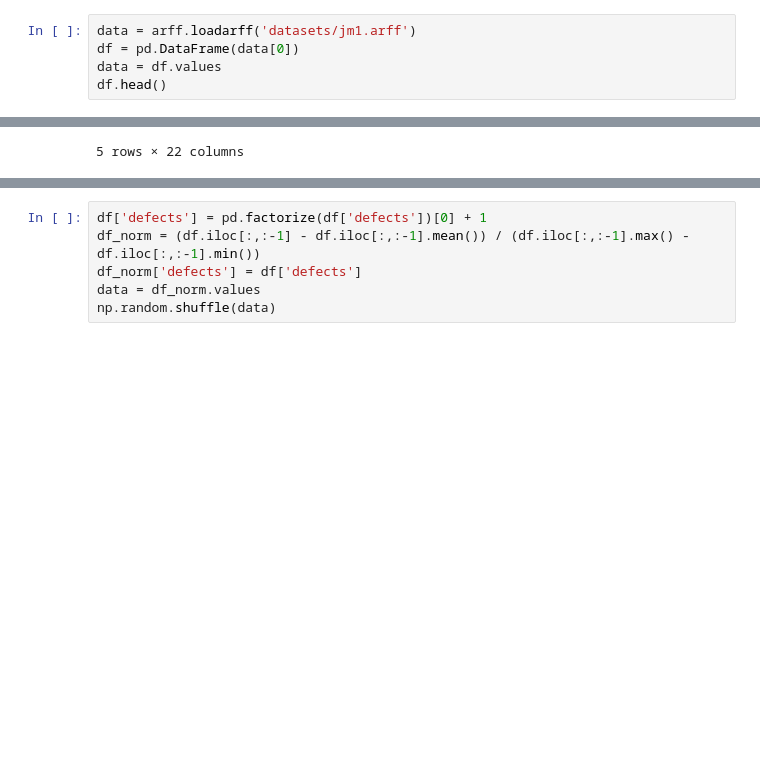
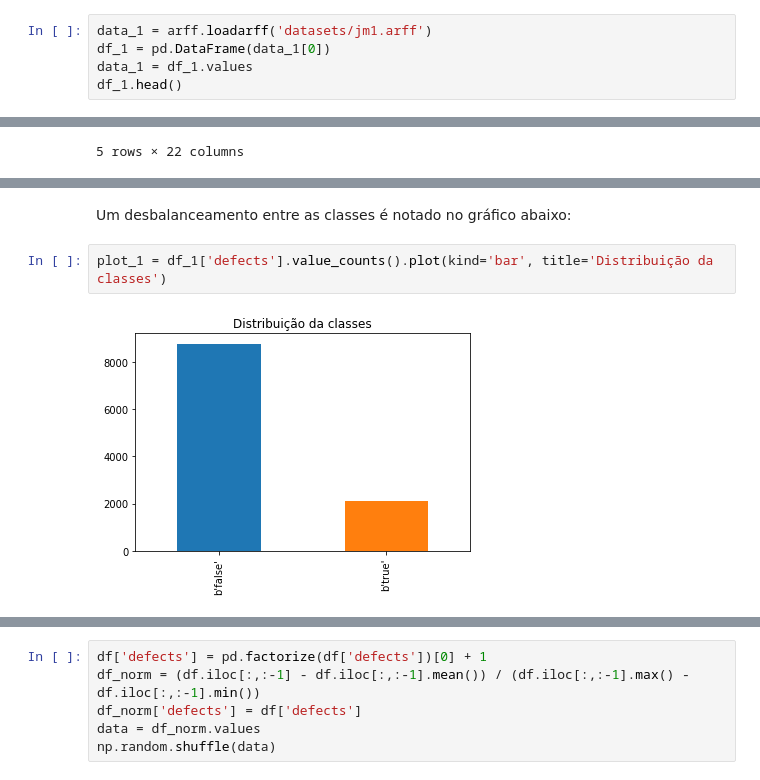
Before and after one commit to irbp/IF699-Machine-Learning, a Jupyter notebook: List 2/q1.ipynb, the cells around one changed output, grey strips where cells are left out. Saved outputs shown, nothing was run; the diff lists cells and outputs as text; blank space fills up the shorter version.

```diff
--- a/List 2/q1.ipynb
+++ b/List 2/q1.ipynb
@@ -8,8 +23,8 @@ from math import isnan
 # %%
-data = arff.loadarff('datasets/jm1.arff')
-df = pd.DataFrame(data[0])
-data = df.values
-df.head()
+data_1 = arff.loadarff('datasets/jm1.arff')
+df_1 = pd.DataFrame(data_1[0])
+data_1 = df_1.values
+df_1.head()
 # %% [output]
 |  | loc | v(g) | ev(g) | iv(g) | n | v | l | d | i | e | ... | ... |
 | 0 | 1.1 | 1.4 | 1.4 | 1.4 | 1.3 | 1.30 | 1.30 | 1.30 | 1.30 | 1.30 | ... | ... |
@@ -20,0 +49,6 @@ df.head()
+# %% [markdown]
+Um desbalanceamento entre as classes é notado no gráfico abaixo:
+# %%
+plot_1 = df_1['defects'].value_counts().plot(kind='bar', title='Distribuição da classes')
+# %% [output]
+[figure, added]
```
Also changed, not shown: parts of 11 cells of this notebook, 3 other files.
